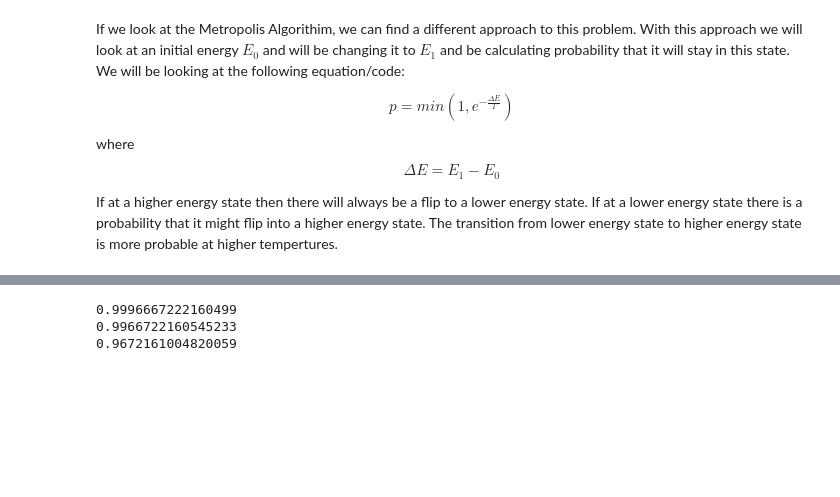
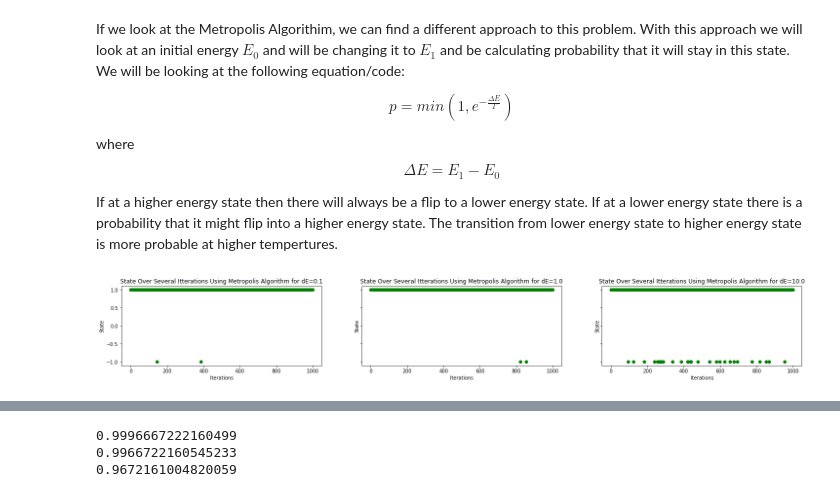
Before and after one commit to kunalnaidu1998/Computational_Physics, a Jupyter notebook: Physics 481/Assignment 4 Kunal Naidu 30020999.ipynb, the cells around one changed output, grey strips where cells are left out. Drawn from its saved outputs; the diff is of its cells as text; code cells hidden in the pictures; blank space fills up the shorter version.

```diff
--- a/Physics 481/Assignment 4 Kunal Naidu 30020999.ipynb
+++ b/Physics 481/Assignment 4 Kunal Naidu 30020999.ipynb
@@ -259,2 +276,45 @@ def metropolis(dE,T):
     p=min(1,np.exp(-dE/T))
     return p
+# %%
+def random_state_m(dE,T,itterations):
+    """
+    Creates states with the probability calculated from the metropolis function with 1000 itterations.
+
+    Parameters
+    ----------
+
+    dE: Change in Energy
+
+    T: Temperture
+
+    Returns
+    -------
+
+    state: list of the outcomes
+
+    """
+    state=[]
+    Probability_M_plus1=metropolis(dE,T)
+    Probability_M_minus1=1-Probability_M_plus1
+    for values in range(itterations):
+        state_number = np.random.choice([1,-1], p=[Probability_M_plus1,Probability_M_minus1])
+        state.append(state_number)
+    return state
+# %%
+dE=[0.1,1.0,10.0]
+T=300
+Iterations=1000
+data={}
+position=[131,132,133]
+for values in dE:
+    data[values]=random_state_m(values,T,Iterations)
+
+
+fig,axes=plt.subplots(1,3,figsize=(25,3), sharey=True)
+for i,j,k,ax in zip(data.keys(),dE,position,axes,):
+    ax.plot(range(Iterations),data[i],"go",label=str(j))
+    ax.set_xlabel('Iterations')
+    ax.set_ylabel('State')
+    ax.set_title("State Over Several Itterations Using Metropolis Algorithm for dE="+str(j))
+# %% [output]
+[figure, added]
```
Also changed, not shown: parts of 31 cells of this notebook.
